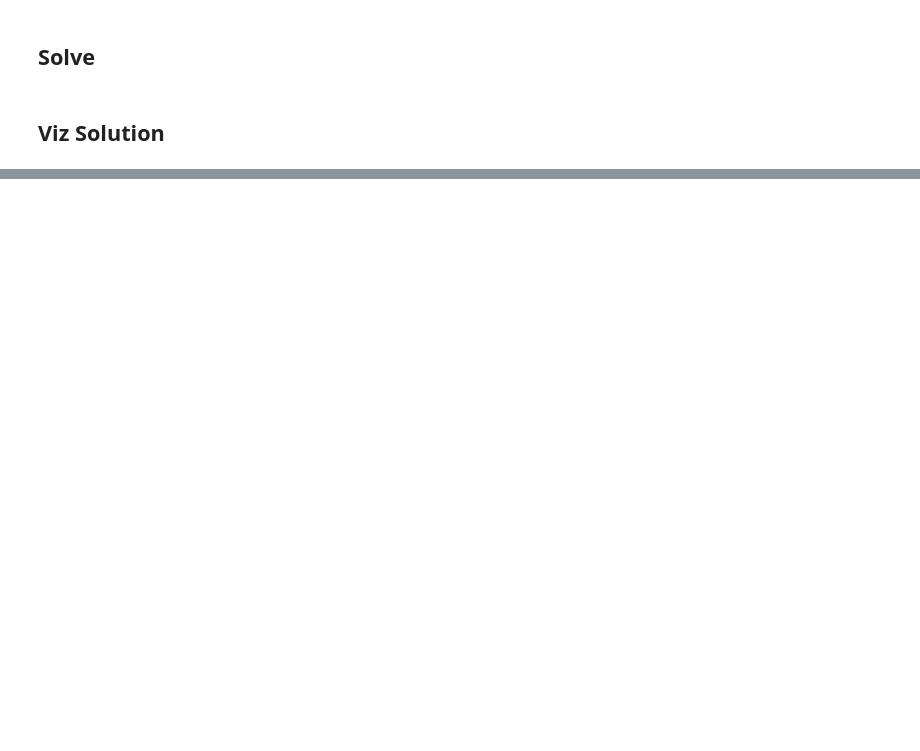
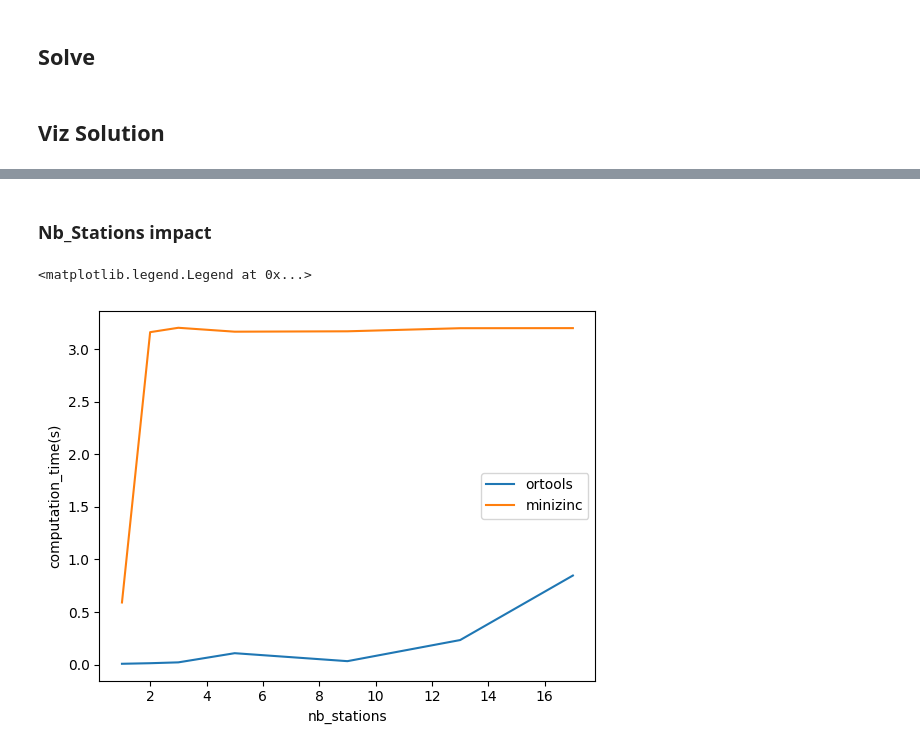
Before and after one commit to ed-rhilbert/cpagent, a Jupyter notebook: docs/load_testing/load_testing.ipynb, the cells around one changed output, grey strips where cells are left out. Drawn from its saved outputs; the diff is of its cells as text; code cells hidden in the pictures; blank space fills up the shorter version.

```diff
--- a/docs/load_testing/load_testing.ipynb
+++ b/docs/load_testing/load_testing.ipynb
@@ -76,0 +90,42 @@ plt.show()
+# %%
+NOMINAL_NB_TRAINS = 5
+NOMINAL_NB_STATIONS = 2
+NOMINAL_PROBA_DELAY = 0.1
+# %%
+linear_performances = linear_load_testing(
+    [OrtoolsRegulationSolver("ortools",3),
+     MinizincRegulationSolver("minizinc", "gecode", 3)],
+    generate_garage_use_case,
+    ranges= {
+        "nb_stations": {
+            "range": list(range(1, 5, 2)) + list(range(5, 20, 4)),
+            "nominal": NOMINAL_NB_STATIONS
+        },
+        "nb_trains": {
+            "range": list(range(1, 5, 2)) + list(range(5, 20, 4)),
+            "nominal": NOMINAL_NB_TRAINS
+        },
+        "delay_proba": {
+            "range": [NOMINAL_PROBA_DELAY],
+            "nominal": NOMINAL_PROBA_DELAY
+        }
+    })
+
+if not os.path.isfile('./performances.csv'):
+   linear_performances.to_csv("./performances.csv", header=True, index=False)
+else:
+   linear_performances.to_csv("./performances.csv", mode='a', header=False, index=False)
+# %% [markdown]
+### Nb_Stations impact
+# %%
+station_df = linear_performances[linear_performances['nb_trains'] == NOMINAL_NB_TRAINS]
+station_df = station_df.drop_duplicates(subset=['nb_stations', 'nb_trains'])
+station_df = station_df.sort_values(by="nb_stations", ascending=True)
+plt.plot(station_df['nb_stations'], station_df['ortools'], label="ortools")
+plt.plot(station_df['nb_stations'], station_df['minizinc'], label='minizinc')
+plt.xlabel("nb_stations")
+plt.ylabel("computation_time(s)")
+plt.legend()
+# %% [output]
+<matplotlib.legend.Legend at 0x...>
+[figure, added]
```
Also changed, not shown: parts of 21 cells of this notebook, 13 other files.
